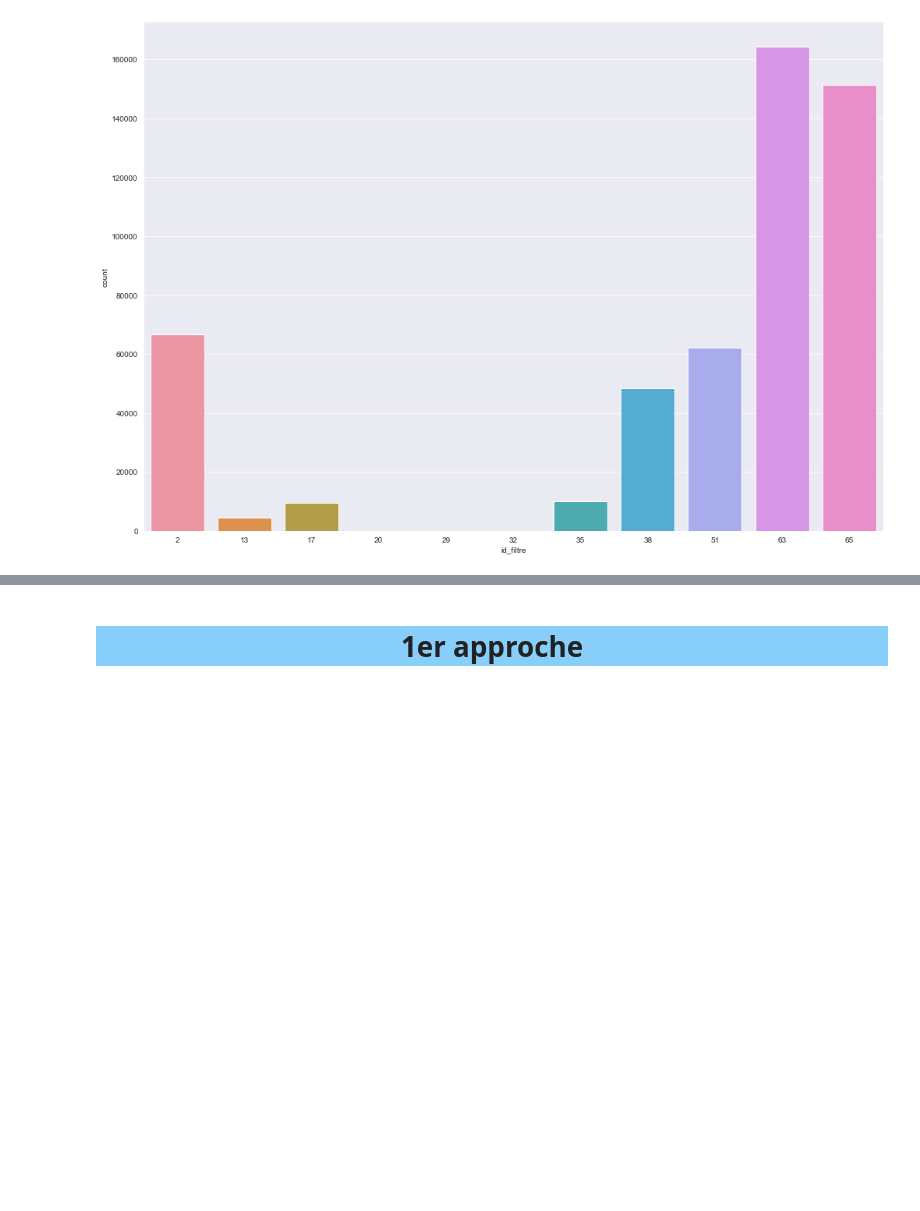
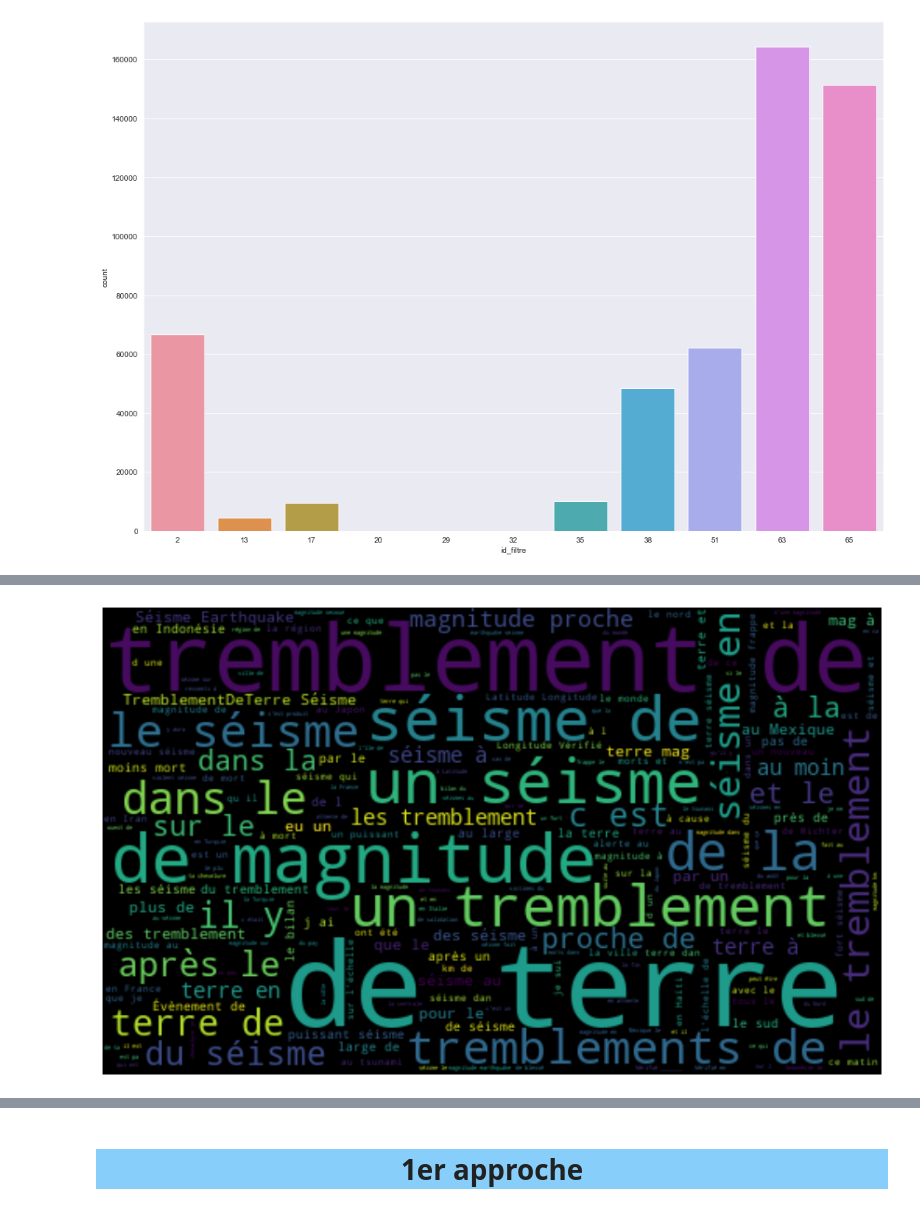
Before and after one commit to MohamedHmamouch/Earthquake_prediction, a Jupyter notebook: Notebook/Prediction_seisme_NLP.ipynb, the cells around one changed output, grey strips where cells are left out. Cells and saved outputs as stored; diff of their text form; code cells hidden in the pictures; blank space fills up the shorter version.

```diff
--- a/Notebook/Prediction_seisme_NLP.ipynb
+++ b/Notebook/Prediction_seisme_NLP.ipynb
@@ -130,6 +135,8 @@ la colonne tweet_coordinates_geojson est de type object
 - Plusieurs colonnes peuvent nous intéresser mise à part id_evt et les tweets, **on pourra utiliser tweet_retweet_text,tweet_favorite_count...**
 # %%
 numerical_data=data.select_dtypes(exclude=['object'])
+categorical_data=data.select_dtypes(include=['object'])
 print('shape de nos données numerique {}'.format(numerical_data.shape))
+print('shape de nos données numerique {}'.format(categorical_data.shape))
 # %% [output]
 shape de nos données numerique (517301, 24)
@@ -214,0 +215,13 @@ nom
+# %%
+# clean tweet text
+def clean_tweets(text):
+    #suppresion des mentions
+    text=re.sub(r'@[A-Za-z0-9]+','',text)
+    #suppression des hashtags
+    text=re.sub(r'#',"",text)
+    #suppresion des retweet
+    text=re.sub(r'RT[\s]+','',text)
+    #supression des hypers link
+    text=re.sub(r'https?:\/\/\S+','',text)
+    return text
+categorical_data['clean_tweets']=categorical_data['tweet_text'].apply(clean_tweets)
@@ -214,0 +238,13 @@ nom
+# %%
+plt.figure(figsize=(15,12))
+
+joinword=''.join([t for t in categorical_data['clean_tweets']])
+
+wordcloud=WordCloud(random_state=42,width=500,height=300).generate(joinword)
+
+plt.imshow(wordcloud,interpolation='bilinear')
+
+plt.axis('off')
+plt.show()
+# %% [output]
+[figure, added]
```
Also changed, not shown: parts of 14 cells of this notebook.
